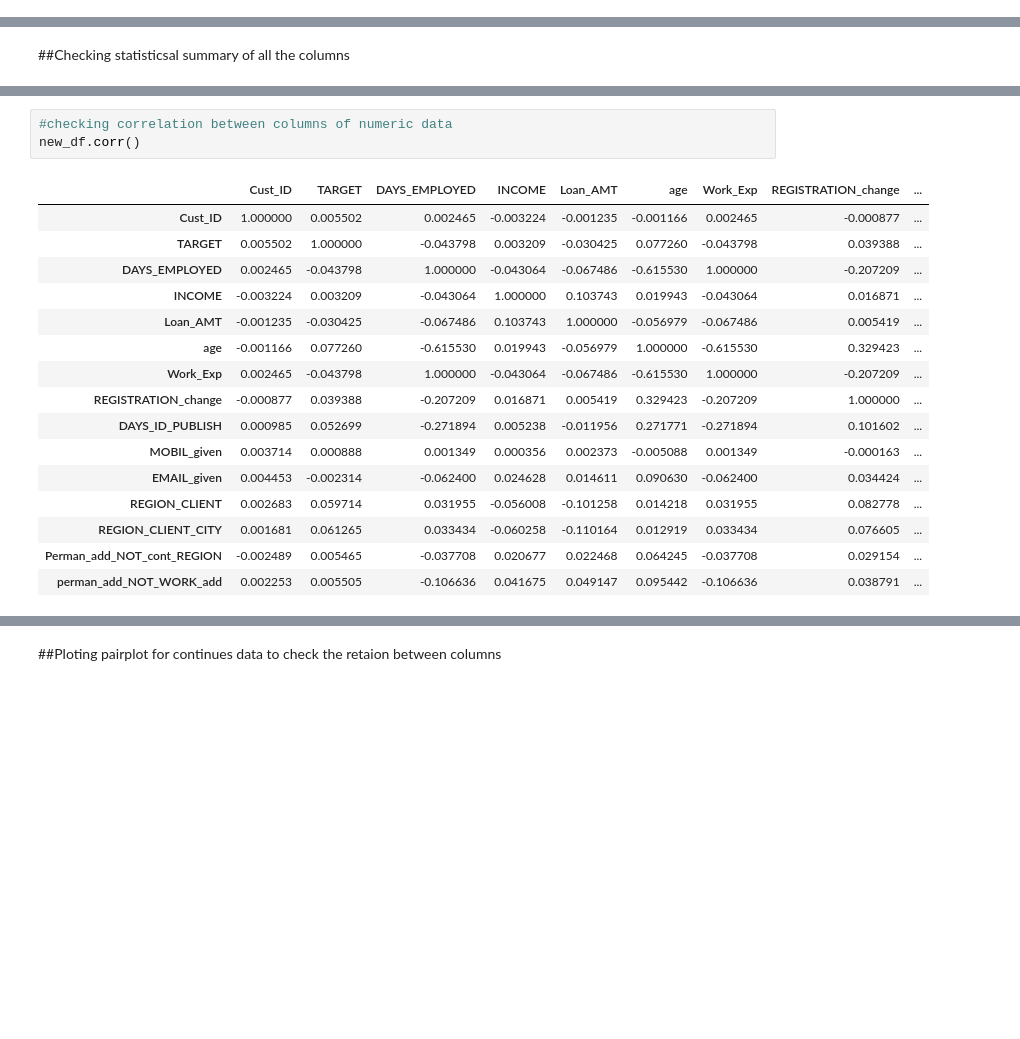
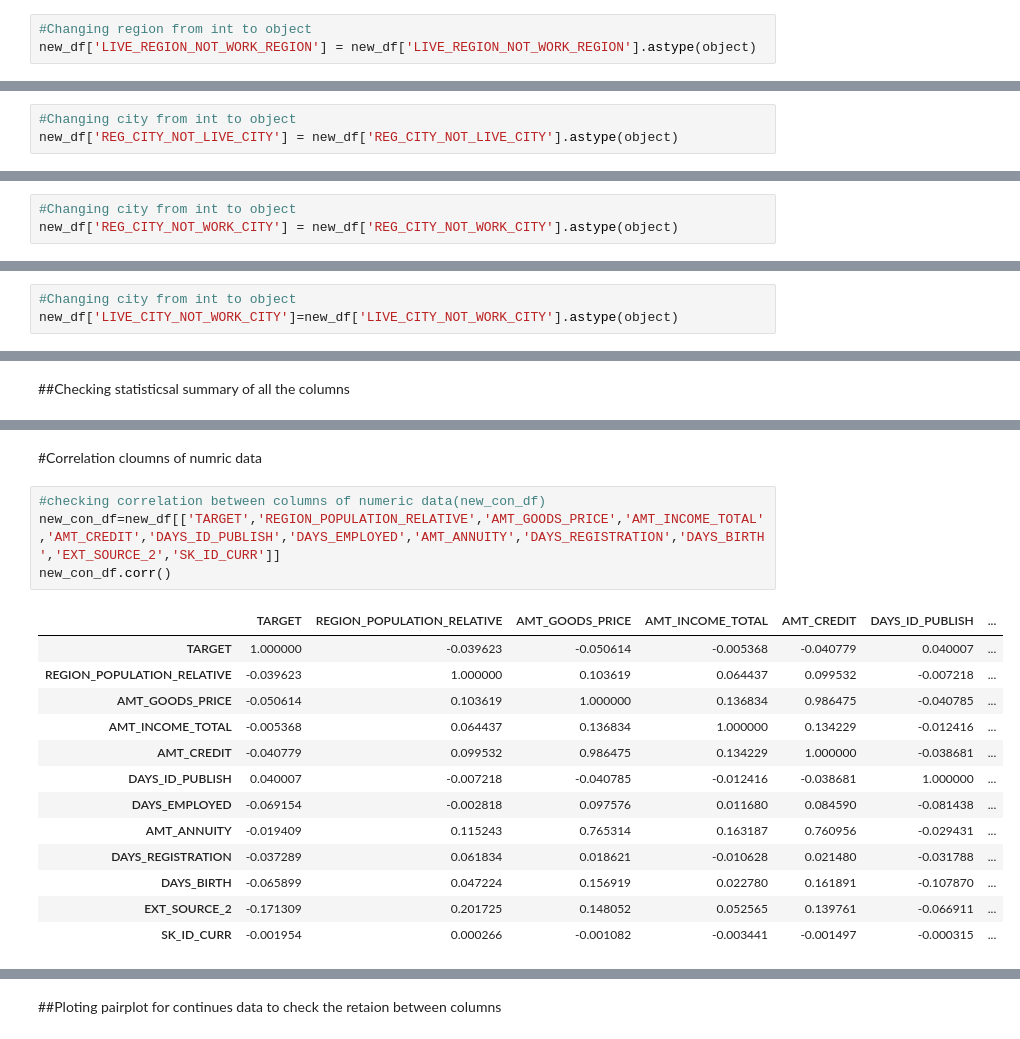
Before and after one commit to annuushhqaaa/Team8-2209403213_Anushka-Umbre, a Jupyter notebook: Team_8_Module_Test_(Part_1)_AAS.ipynb, the cells around one changed output, grey strips where cells are left out. Saved outputs shown, nothing was run; the diff lists cells and outputs as text; blank space fills up the shorter version.

```diff
--- a/Team_8_Module_Test_(Part_1)_AAS.ipynb
+++ b/Team_8_Module_Test_(Part_1)_AAS.ipynb
@@ -333,0 +851,3 @@ new_df=new_df.replace(np.nan, 'NAN')
+# %%
+#Changing region from int to object
+new_df['LIVE_REGION_NOT_WORK_REGION'] = new_df['LIVE_REGION_NOT_WORK_REGION'].astype(object)
@@ -333,0 +860,3 @@ new_df=new_df.replace(np.nan, 'NAN')
+# %%
+#Changing city from int to object
+new_df['REG_CITY_NOT_LIVE_CITY'] = new_df['REG_CITY_NOT_LIVE_CITY'].astype(object)
@@ -333,0 +868,3 @@ new_df=new_df.replace(np.nan, 'NAN')
+# %%
+#Changing city from int to object
+new_df['REG_CITY_NOT_WORK_CITY'] = new_df['REG_CITY_NOT_WORK_CITY'].astype(object)
@@ -334,3 +876,6 @@ new_df=new_df.replace(np.nan, 'NAN')
+# %%
+#Changing city from int to object
+new_df['LIVE_CITY_NOT_WORK_CITY']=new_df['LIVE_CITY_NOT_WORK_CITY'].astype(object)
 # %% [markdown]
 ###Understanding the Categorical variables
 # %%
@@ -372,20 +985,20 @@ new_df.describe()
+# %% [markdown]
+#Correlation cloumns of numric data
 # %%
-#checking correlation between columns of numeric data
-new_df.corr()
+#checking correlation between columns of numeric data(new_con_df)
+new_con_df=new_df[['TARGET','REGION_POPULATION_RELATIVE','AMT_GOODS_PRICE','AMT_INCOME_TOTAL','AMT_CREDIT','DAYS_ID_PUBLISH','DAYS_EMPLOYED','AMT_ANNUITY','DAYS_REGISTRATION','DAYS_BIRTH','EXT_SOURCE_2','SK_ID_CURR']]
+new_con_df.corr()
 # %% [output]
-|  | Cust_ID | TARGET | DAYS_EMPLOYED | INCOME | Loan_AMT | age | Work_Exp | REGISTRATION_change | ... |
-| Cust_ID | 1.000000 | 0.005502 | 0.002465 | -0.003224 | -0.001235 | -0.001166 | 0.002465 | -0.000877 | ... |
-| TARGET | 0.005502 | 1.000000 | -0.043798 | 0.003209 | -0.030425 | 0.077260 | -0.043798 | 0.039388 | ... |
-| DAYS_EMPLOYED | 0.002465 | -0.043798 | 1.000000 | -0.043064 | -0.067486 | -0.615530 | 1.000000 | -0.207209 | ... |
-| INCOME | -0.003224 | 0.003209 | -0.043064 | 1.000000 | 0.103743 | 0.019943 | -0.043064 | 0.016871 | ... |
-| Loan_AMT | -0.001235 | -0.030425 | -0.067486 | 0.103743 | 1.000000 | -0.056979 | -0.067486 | 0.005419 | ... |
-| age | -0.001166 | 0.077260 | -0.615530 | 0.019943 | -0.056979 | 1.000000 | -0.615530 | 0.329423 | ... |
-| Work_Exp | 0.002465 | -0.043798 | 1.000000 | -0.043064 | -0.067486 | -0.615530 | 1.000000 | -0.207209 | ... |
-| REGISTRATION_change | -0.000877 | 0.039388 | -0.207209 | 0.016871 | 0.005419 | 0.329423 | -0.207209 | 1.000000 | ... |
-| DAYS_ID_PUBLISH | 0.000985 | 0.052699 | -0.271894 | 0.005238 | -0.011956 | 0.271771 | -0.271894 | 0.101602 | ... |
-| MOBIL_given | 0.003714 | 0.000888 | 0.001349 | 0.000356 | 0.002373 | -0.005088 | 0.001349 | -0.000163 | ... |
-| EMAIL_given | 0.004453 | -0.002314 | -0.062400 | 0.024628 | 0.014611 | 0.090630 | -0.062400 | 0.034424 | ... |
-| REGION_CLIENT | 0.002683 | 0.059714 | 0.031955 | -0.056008 | -0.101258 | 0.014218 | 0.031955 | 0.082778 | ... |
-| REGION_CLIENT_CITY | 0.001681 | 0.061265 | 0.033434 | -0.060258 | -0.110164 | 0.012919 | 0.033434 | 0.076605 | ... |
-| Perman_add_NOT_cont_REGION | -0.002489 | 0.005465 | -0.037708 | 0.020677 | 0.022468 | 0.064245 | -0.037708 | 0.029154 | ... |
-| perman_add_NOT_WORK_add | 0.002253 | 0.005505 | -0.106636 | 0.041675 | 0.049147 | 0.095442 | -0.106636 | 0.038791 | ... |
+|  | TARGET | REGION_POPULATION_RELATIVE | AMT_GOODS_PRICE | AMT_INCOME_TOTAL | AMT_CREDIT | DAYS_ID_PUBLISH | ... |
+| TARGET | 1.000000 | -0.039623 | -0.050614 | -0.005368 | -0.040779 | 0.040007 | ... |
+| REGION_POPULATION_RELATIVE | -0.039623 | 1.000000 | 0.103619 | 0.064437 | 0.099532 | -0.007218 | ... |
+| AMT_GOODS_PRICE | -0.050614 | 0.103619 | 1.000000 | 0.136834 | 0.986475 | -0.040785 | ... |
+| AMT_INCOME_TOTAL | -0.005368 | 0.064437 | 0.136834 | 1.000000 | 0.134229 | -0.012416 | ... |
+| AMT_CREDIT | -0.040779 | 0.099532 | 0.986475 | 0.134229 | 1.000000 | -0.038681 | ... |
+| DAYS_ID_PUBLISH | 0.040007 | -0.007218 | -0.040785 | -0.012416 | -0.038681 | 1.000000 | ... |
+| DAYS_EMPLOYED | -0.069154 | -0.002818 | 0.097576 | 0.011680 | 0.084590 | -0.081438 | ... |
+| AMT_ANNUITY | -0.019409 | 0.115243 | 0.765314 | 0.163187 | 0.760956 | -0.029431 | ... |
+| DAYS_REGISTRATION | -0.037289 | 0.061834 | 0.018621 | -0.010628 | 0.021480 | -0.031788 | ... |
+| DAYS_BIRTH | -0.065899 | 0.047224 | 0.156919 | 0.022780 | 0.161891 | -0.107870 | ... |
+| EXT_SOURCE_2 | -0.171309 | 0.201725 | 0.148052 | 0.052565 | 0.139761 | -0.066911 | ... |
+| SK_ID_CURR | -0.001954 | 0.000266 | -0.001082 | -0.003441 | -0.001497 | -0.000315 | ... |
```
Also changed, not shown: parts of 176 cells of this notebook.
